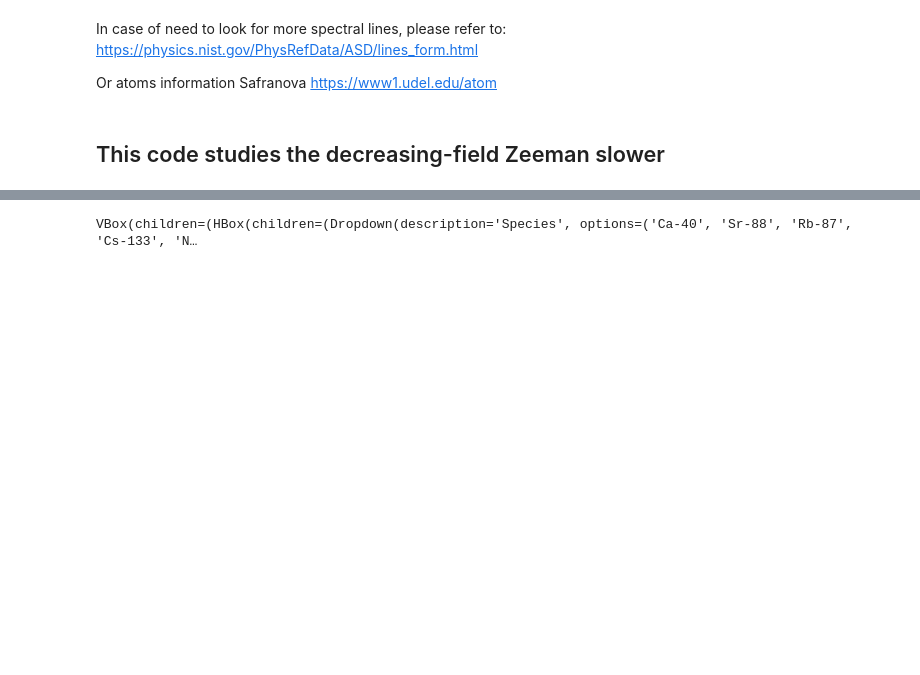
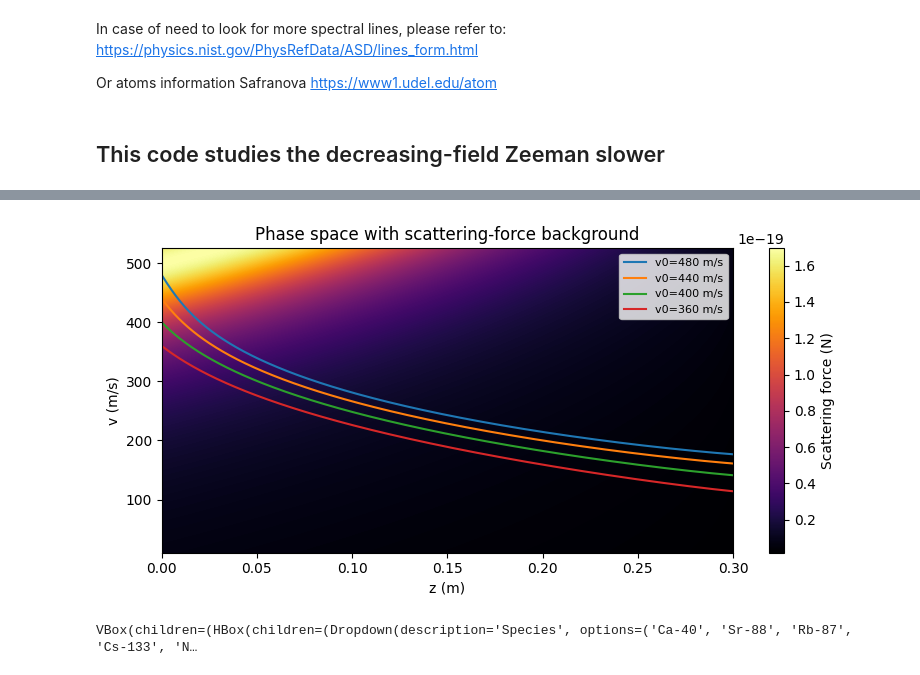
Before and after one commit to Eric-Vidal-hub/PhD_simulations, a Jupyter notebook: ZS_interactive_EVM.ipynb, the cells around one changed output, grey strips where cells are left out. Drawn from its saved outputs; the diff is of its cells as text; code cells hidden in the pictures; blank space fills up the shorter version.

Commit message:
zs romain plots

```diff
--- a/ZS_interactive_EVM.ipynb
+++ b/ZS_interactive_EVM.ipynb
@@ -215,6 +215,89 @@ display(ui, out)
 # %% [output]
 VBox(children=(HBox(children=(Dropdown(description='Species', options=('Ca-40', 'Sr-88', 'Rb-87', 'Cs-133', 'N…
 [interactive output not drawn]
+# %%
+# Phase-space trajectories for the ideal Zeeman field profile
+import numpy as np
+import matplotlib.pyplot as plt
+
+species_name = "Ca-40"
+spec = species_data[species_name]
+wavelength = spec["wavelength"]
+gamma = spec["gamma"]
+mass = spec["mass"] * amu
+k = 2 * math.pi / wavelength
+g_eff_val = 1.0
+
+v_capture = 500.0  # m/s
+v_final = 50.0  # m/s
+s0_val = 200.0
+B_bias_gauss = 200.0
+L_design = 0.30
+
+z_axis, v_profile, B_profile_T, _ = compute_B_z_simple(
+    L_z=L_design,
+    wavelength=wavelength,
+    v0=v_capture,
+    n_points=800,
+    B_bias=B_bias_gauss * 1e-4,
+)
+
+# Laser detuning chosen so the entrance stays on resonance
+# delta = delta_laser + k*v - g*mu*B/hbar = 0 when z=0 and v=v_capture
+# => delta_laser = g*mu*B(0)/hbar - k*v_capture
+delta_laser = g_eff_val * mu * B_profile_T[0] / hbar - k * v_capture
+
+
+def scattering_force(B_T, velocity):
+    delta = delta_laser + k * velocity - g_eff_val * mu * B_T / hbar
+    denom = 1.0 + s0_val + (2.0 * delta / gamma) ** 2
+    return hbar * k * gamma / 2.0 * (s0_val / denom)
+
+
+def integrate_trajectory(v_init):
+    traj = np.zeros_like(z_axis)
+    traj[0] = v_init
+    for idx in range(len(z_axis) - 1):
+        v_curr = max(traj[idx], 1e-6)
+        dz = z_axis[idx + 1] - z_axis[idx]
+        force = scattering_force(B_profile_T[idx], v_curr)
+        acc = force / mass
+        traj[idx + 1] = max(traj[idx] - acc * dz / v_curr, 0.0)
+    return traj
+
+
+vel_axis = np.linspace(v_final * 0.2, v_capture * 1.05, 400)
+force_grid = np.zeros((len(z_axis), len(vel_axis)))
+for i, B_val in enumerate(B_profile_T):
+    delta = delta_laser + k * vel_axis - g_eff_val * mu * B_val / hbar
+    denom = 1.0 + s0_val + (2.0 * delta / gamma) ** 2
+    force_grid[i] = hbar * k * gamma / 2.0 * (s0_val / denom)
+
+initial_velocities = [480.0, 440.0, 400.0, 360.0]
+
+fig, ax = plt.subplots(figsize=(8, 4))
+im = ax.imshow(
+    force_grid.T,
+    extent=[z_axis[0], z_axis[-1], vel_axis[0], vel_axis[-1]],
+    origin="lower",
+    aspect="auto",
+    cmap="inferno",
+)
+for v_init in initial_velocities:
+    traj = integrate_trajectory(v_init)
+    ax.plot(z_axis, traj, label=f"v0={v_init:.0f} m/s")
+
+ax.set_xlabel("z (m)")
+ax.set_ylabel("v (m/s)")
+ax.set_title("Phase space with scattering-force background")
+
+cbar = fig.colorbar(im, ax=ax)
+cbar.set_label("Scattering force (N)")
+ax.legend(loc="upper right", fontsize=8)
+plt.tight_layout()
+plt.show()
+# %% [output]
+[figure, added]
 # %%
 # Sliders (continuous_update=False avoids flicker & overdraw)
 v0 = w.FloatSlider(description="v0 (m/s)", value=500.0, min=0.0, max=1200.0, step=5.0, continuous_update=False)
```
Also changed, not shown: 3 other files.
